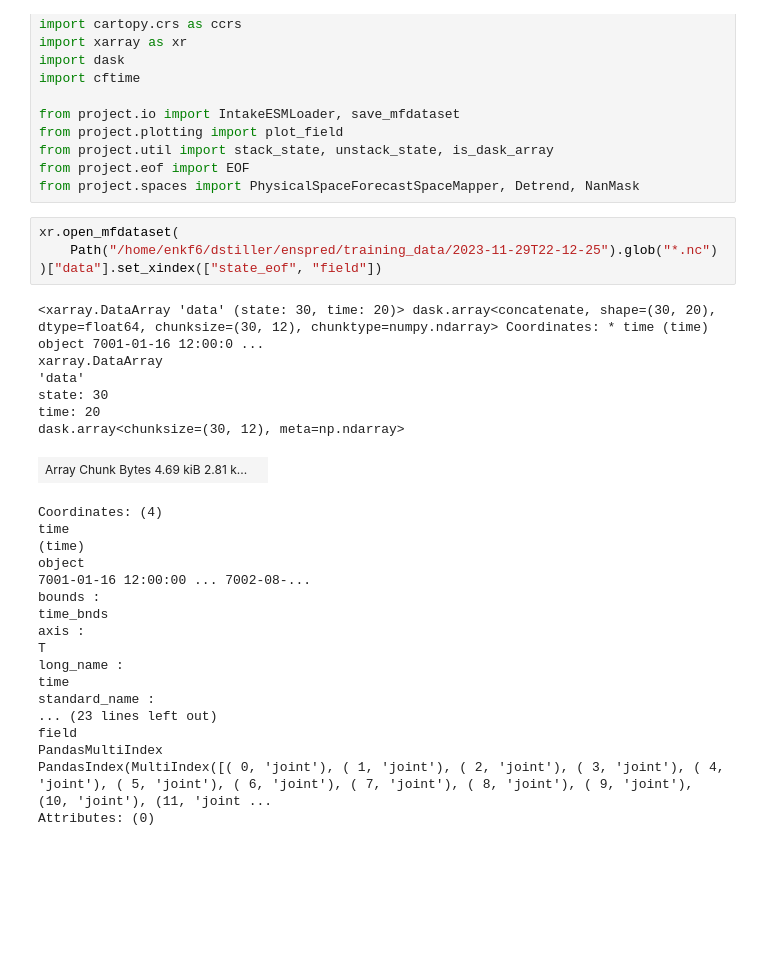
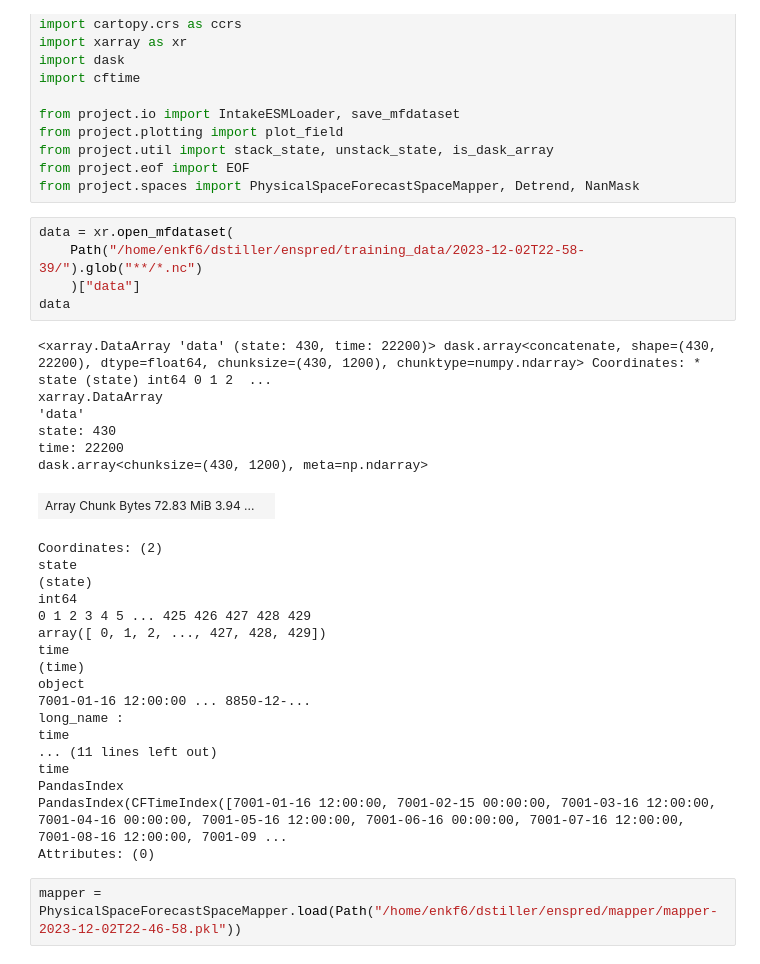
Before and after one commit to DominikStiller/uw-enspred, a Jupyter notebook: project/notebooks/load_training_data.ipynb, the cells around one changed output. Saved outputs shown, nothing was run; the diff lists cells and outputs as text; blank space fills up the shorter version.

```diff
--- a/project/notebooks/load_training_data.ipynb
+++ b/project/notebooks/load_training_data.ipynb
@@ -23,31 +23,34 @@ from project.util import stack_state, unstack_state, is_dask_array
 from project.eof import EOF
 from project.spaces import PhysicalSpaceForecastSpaceMapper, Detrend, NanMask
 # %%
-xr.open_mfdataset(
-    Path("/home/enkf6/dstiller/enspred/training_data/2023-11-29T22-12-25").glob("*.nc")
-)["data"].set_xindex(["state_eof", "field"])
+data = xr.open_mfdataset(
+    Path("/home/enkf6/dstiller/enspred/training_data/2023-12-02T22-58-39/").glob("**/*.nc")
+    )["data"]
+data
 # %% [output]
-<xarray.DataArray 'data' (state: 30, time: 20)> dask.array<concatenate, shape=(30, 20), dtype=float64, chunksize=(30, 12), chunktype=numpy.ndarray> Coordinates: * time (time) object 7001-01-16 12:00:0 ...
+<xarray.DataArray 'data' (state: 430, time: 22200)> dask.array<concatenate, shape=(430, 22200), dtype=float64, chunksize=(430, 1200), chunktype=numpy.ndarray> Coordinates: * state (state) int64 0 1 2  ...
 xarray.DataArray
 'data'
-state: 30
-time: 20
-dask.array<chunksize=(30, 12), meta=np.ndarray>
+state: 430
+time: 22200
+dask.array<chunksize=(430, 1200), meta=np.ndarray>
-| Array Chunk Bytes 4.69 kiB 2.81 k... |  |
+| Array Chunk Bytes 72.83 MiB 3.94 ... |  |
-Coordinates: (4)
+Coordinates: (2)
+state
+(state)
+int64
+0 1 2 3 4 5 ... 425 426 427 428 429
+array([ 0, 1, 2, ..., 427, 428, 429])
 time
 (time)
 object
-7001-01-16 12:00:00 ... 7002-08-...
-bounds :
-time_bnds
-axis :
-T
+7001-01-16 12:00:00 ... 8850-12-...
 long_name :
 time
-standard_name :
-... (23 lines left out)
-field
-PandasMultiIndex
-PandasIndex(MultiIndex([( 0, 'joint'), ( 1, 'joint'), ( 2, 'joint'), ( 3, 'joint'), ( 4, 'joint'), ( 5, 'joint'), ( 6, 'joint'), ( 7, 'joint'), ( 8, 'joint'), ( 9, 'joint'), (10, 'joint'), (11, 'joint ...
+... (11 lines left out)
+time
+PandasIndex
+PandasIndex(CFTimeIndex([7001-01-16 12:00:00, 7001-02-15 00:00:00, 7001-03-16 12:00:00, 7001-04-16 00:00:00, 7001-05-16 12:00:00, 7001-06-16 00:00:00, 7001-07-16 12:00:00, 7001-08-16 12:00:00, 7001-09 ...
 Attributes: (0)
+# %%
+mapper = PhysicalSpaceForecastSpaceMapper.load(Path("/home/enkf6/dstiller/enspred/mapper/mapper-2023-12-02T22-46-58.pkl"))
```
Also changed, not shown: parts of 1 cell of this notebook, 3 other files.
